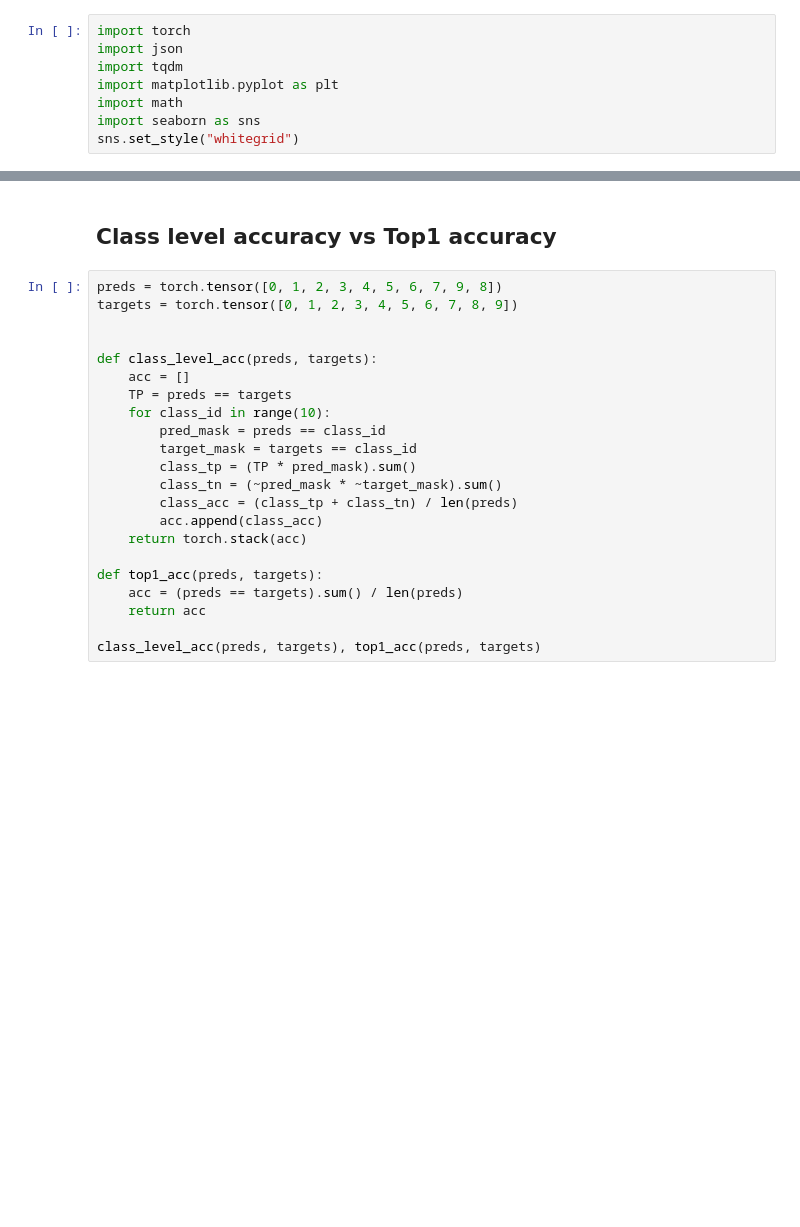
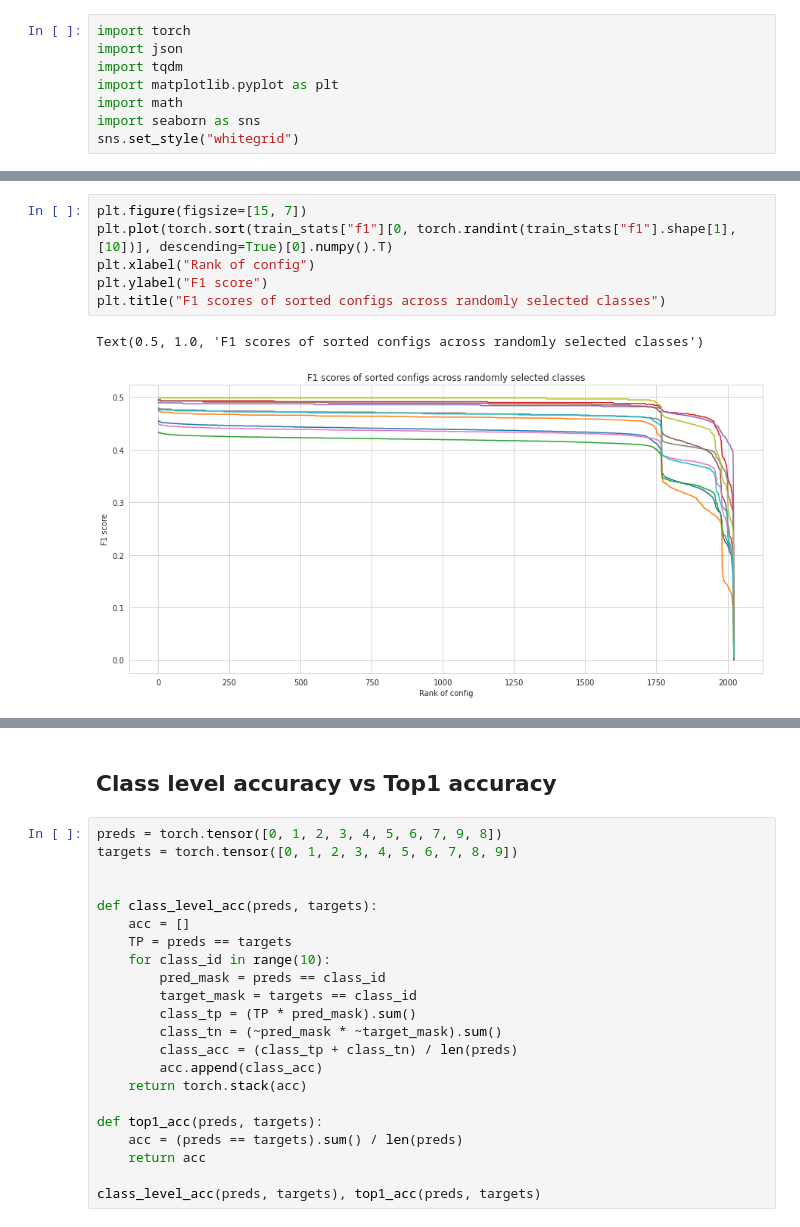
Before and after one commit to botcs/qbes, a Jupyter notebook: imagenet-exp/surrogate-metric-check.ipynb, the cells around one changed output, grey strips where cells are left out. Drawn from its saved outputs; the diff is of its cells as text; blank space fills up the shorter version.

```diff
--- a/imagenet-exp/surrogate-metric-check.ipynb
+++ b/imagenet-exp/surrogate-metric-check.ipynb
@@ -384,0 +374,9 @@ for k in range(17):
+# %%
+plt.figure(figsize=[15, 7])
+plt.plot(torch.sort(train_stats["f1"][0, torch.randint(train_stats["f1"].shape[1], [10])], descending=True)[0].numpy().T)
+plt.xlabel("Rank of config")
+plt.ylabel("F1 score")
+plt.title("F1 scores of sorted configs across randomly selected classes")
+# %% [output]
+Text(0.5, 1.0, 'F1 scores of sorted configs across randomly selected classes')
+[figure, added]
```
Also changed, not shown: parts of 43 cells of this notebook, 1 other file.
